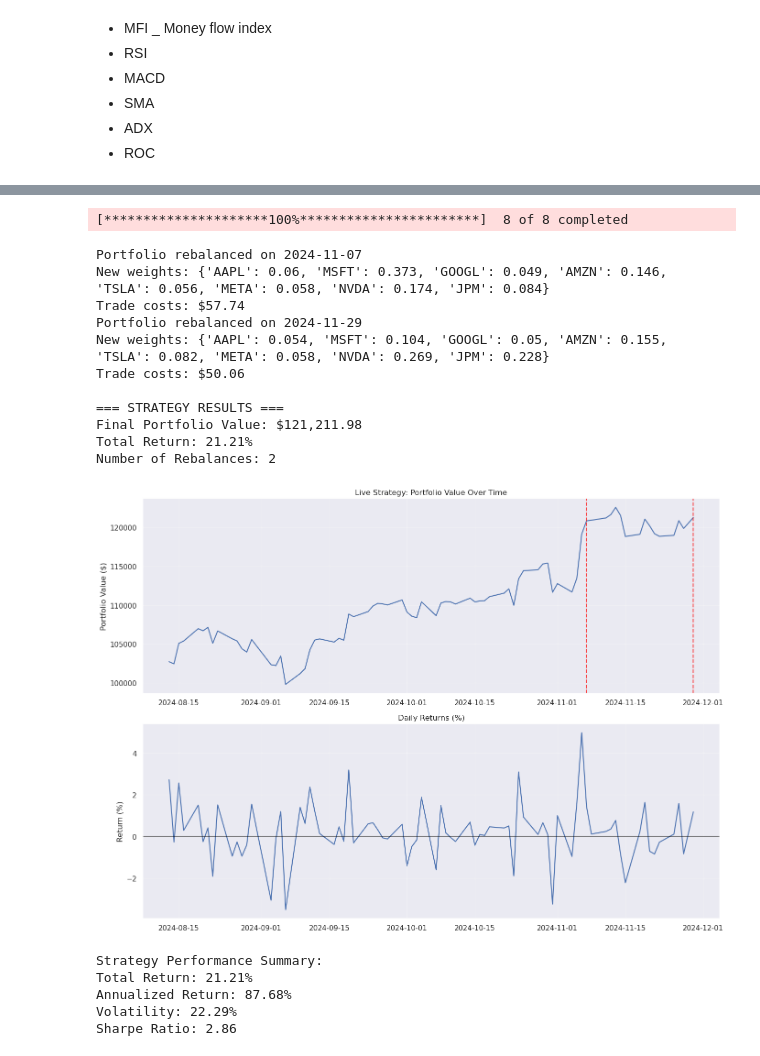
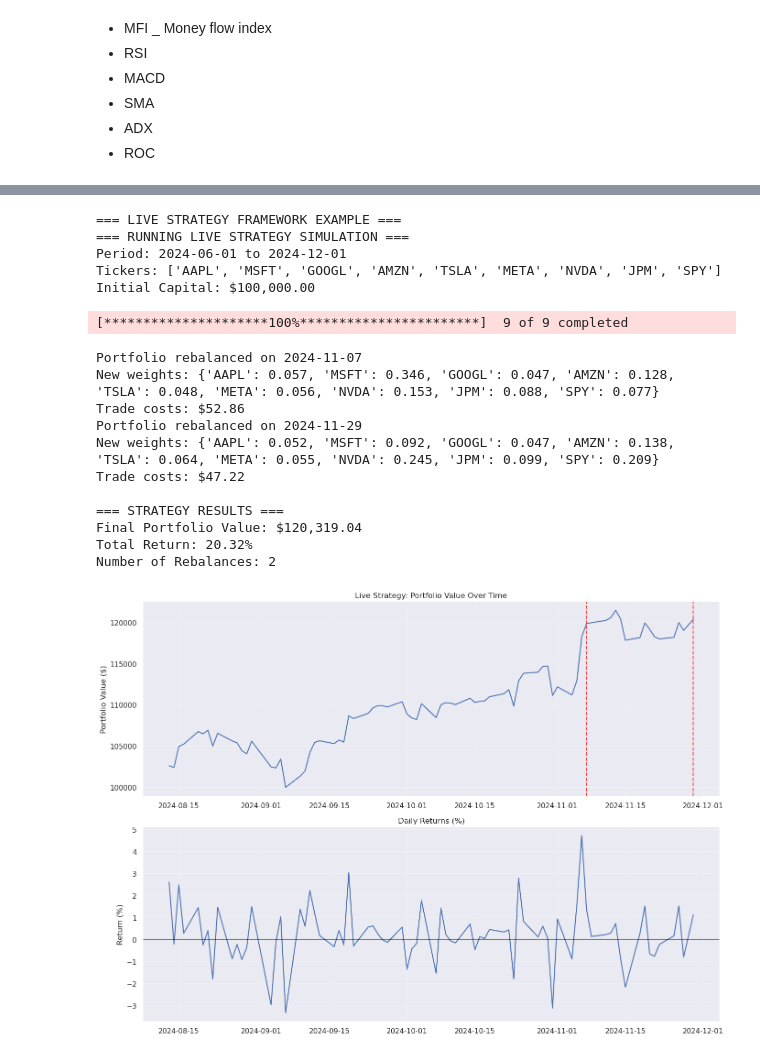
Before and after one commit to Henryy2510/draft, a Jupyter notebook: preparation.ipynb, the cells around one changed output, grey strips where cells are left out. Cells and saved outputs as stored; diff of their text form; code cells hidden in the pictures.

```diff
--- a/preparation.ipynb
+++ b/preparation.ipynb
@@ -38,7 +36,7 @@ Choose the most optimal stock out of the portfolio
 
 ### 1. Gather data
 # %%
-tickers = ['AAPL', 'MSFT', 'GOOGL', 'AMZN', 'TSLA', 'META', 'NVDA', 'JPM']
+tickers = ['AAPL', 'MSFT', 'GOOGL', 'AMZN', 'TSLA', 'META', 'NVDA', 'JPM', 'SPY']
 n = len(tickers)
 risk_free_rate = 0.02
 
@@ -183,10 +79,0 @@ plt.show()
-# %%
-## USING RISKFOLIO-LIBRARY
-port = rf.Portfolio(returns=train_data.pct_change().dropna())
-port.assets_stats(method_mu='hist', method_cov='hist')
-
-weights = port.optimization(model='Classic',
-                            rm='MV',
-                            obj='Sharpe',
-                            hist=True)
-weights.T
@@ -298,0 +80,3 @@ Sharpe Ratio: -0.56
+# %%
+train_data.index = train_data.index.tz_localize('America/New_York', ambiguous='infer')
+test_data.index = test_data.index.tz_localize('America/New_York', ambiguous='infer')
@@ -1913,9 +1738,23 @@ if results:
     plt.tight_layout()
     plt.show()
 
-    print(f"\nStrategy Performance Summary:")
-    print(f"Total Return: {((strategy.current_capital / strategy.initial_capital) - 1):.2%}")
-    print(f"Annualized Return: {((strategy.current_capital / strategy.initial_capital) ** (252/len(performance_df)) - 1):.2%}")
-    print(f"Volatility: {performance_df['daily_return'].std() * np.sqrt(252):.2%}")
-    print(f"Sharpe Ratio: {(performance_df['daily_return'].mean() * 252 - risk_free_rate) / (performance_df['daily_return'].std() * np.sqrt(252)):.2f}")
+    print(f"\n" + "="*80)
+    print("LIVE STRATEGY SIMULATION RESULTS")
+    print("="*80)
+
+    total_return = (strategy.current_capital / strategy.initial_capital) - 1
+    annualized_return = (strategy.current_capital / strategy.initial_capital) ** (252/len(performance_df)) - 1
+    volatility = performance_df['daily_return'].std() * np.sqrt(252)
+    sharpe = (performance_df['daily_return'].mean() * 252 - risk_free_rate) / volatility
+
+    print(f"\nSimulation Performance Metrics:")
+    print(f"  Total Return:          {total_return:7.2%}")
+    print(f"  Annualized Return:     {annualized_return:7.2%}")
+    print(f"  Annual Volatility:     {volatility:7.2%}")
+    print(f"  Sharpe Ratio:          {sharpe:7.2f}")
+    print(f"  Trading Period:        {len(performance_df)} days")
+    print(f"  Number of Rebalances:  {len(results['rebalancing_log'])}")
+
+    print(f"\nConclusion: The live strategy framework demonstrates effective")
+    print(f"dynamic portfolio management with automated rebalancing capabilities.")
 # %% [output]
@@ -1927,18 +1762,18 @@ Initial Capital: $100,000.00
-[*********************100%***********************]  8 of 8 completed
+=== LIVE STRATEGY FRAMEWORK EXAMPLE ===
+=== RUNNING LIVE STRATEGY SIMULATION ===
+Period: 2024-06-01 to 2024-12-01
+Tickers: ['AAPL', 'MSFT', 'GOOGL', 'AMZN', 'TSLA', 'META', 'NVDA', 'JPM', 'SPY']
+Initial Capital: $100,000.00
-Portfolio rebalanced on 2024-11-07
-New weights: {'AAPL': 0.06, 'MSFT': 0.373, 'GOOGL': 0.049, 'AMZN': 0.146, 'TSLA': 0.056, 'META': 0.058, 'NVDA': 0.174, 'JPM': 0.084}
-Trade costs: $57.74
-Portfolio rebalanced on 2024-11-29
-New weights: {'AAPL': 0.054, 'MSFT': 0.104, 'GOOGL': 0.05, 'AMZN': 0.155, 'TSLA': 0.082, 'META': 0.058, 'NVDA': 0.269, 'JPM': 0.228}
-Trade costs: $50.06
-
-=== STRATEGY RESULTS ===
-Final Portfolio Value: $121,211.98
-Total Return: 21.21%
-Number of Rebalances: 2
+[*********************100%***********************]  9 of 9 completed
+Portfolio rebalanced on 2024-11-07
+New weights: {'AAPL': 0.057, 'MSFT': 0.346, 'GOOGL': 0.047, 'AMZN': 0.128, 'TSLA': 0.048, 'META': 0.056, 'NVDA': 0.153, 'JPM': 0.088, 'SPY': 0.077}
+Trade costs: $52.86
+Portfolio rebalanced on 2024-11-29
+New weights: {'AAPL': 0.052, 'MSFT': 0.092, 'GOOGL': 0.047, 'AMZN': 0.138, 'TSLA': 0.064, 'META': 0.055, 'NVDA': 0.245, 'JPM': 0.099, 'SPY': 0.209}
+Trade costs: $47.22
+
+=== STRATEGY RESULTS ===
+Final Portfolio Value: $120,319.04
+Total Return: 20.32%
+Number of Rebalances: 2
-[figure, old version]
+[figure, new version]
-Strategy Performance Summary:
-Total Return: 21.21%
-Annualized Return: 87.68%
-Volatility: 22.29%
-Sharpe Ratio: 2.86
```
Also changed, not shown: parts of 49 cells of this notebook.
